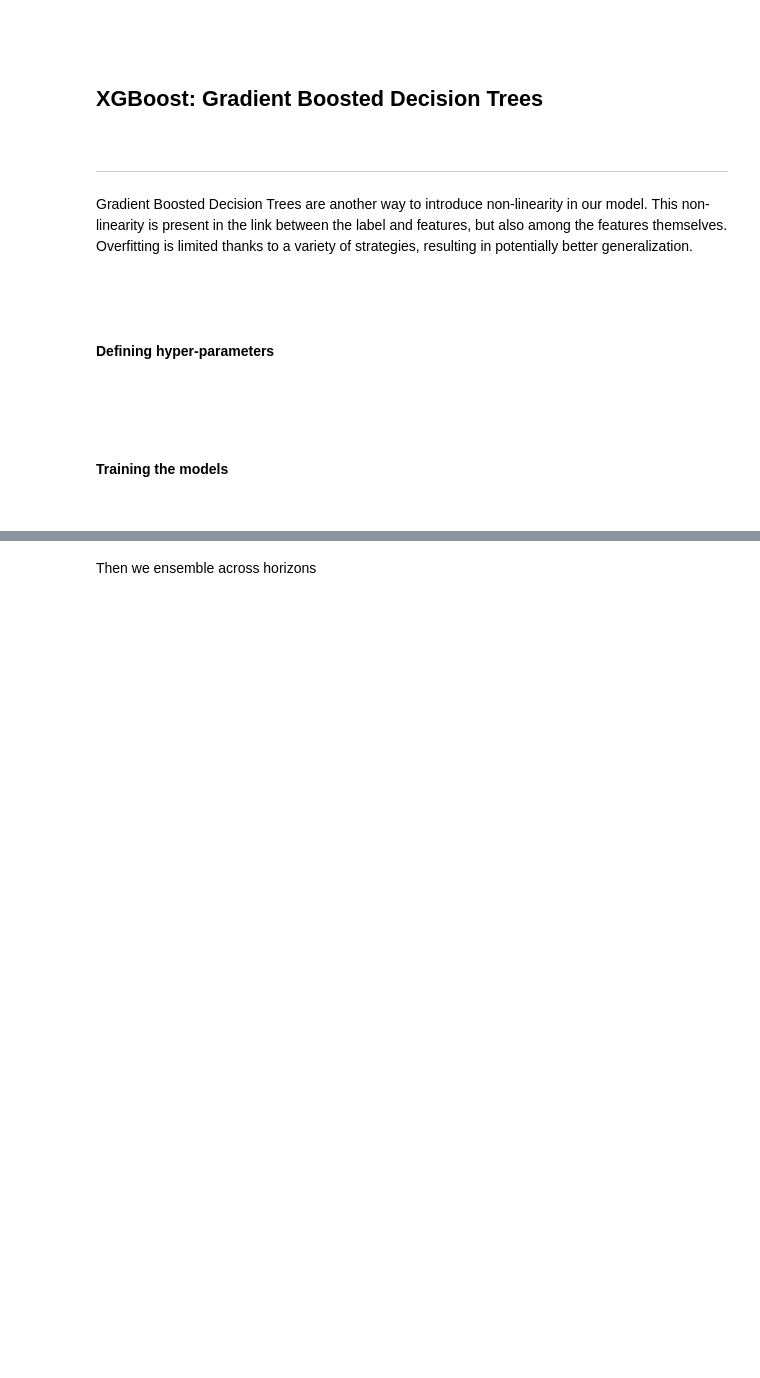
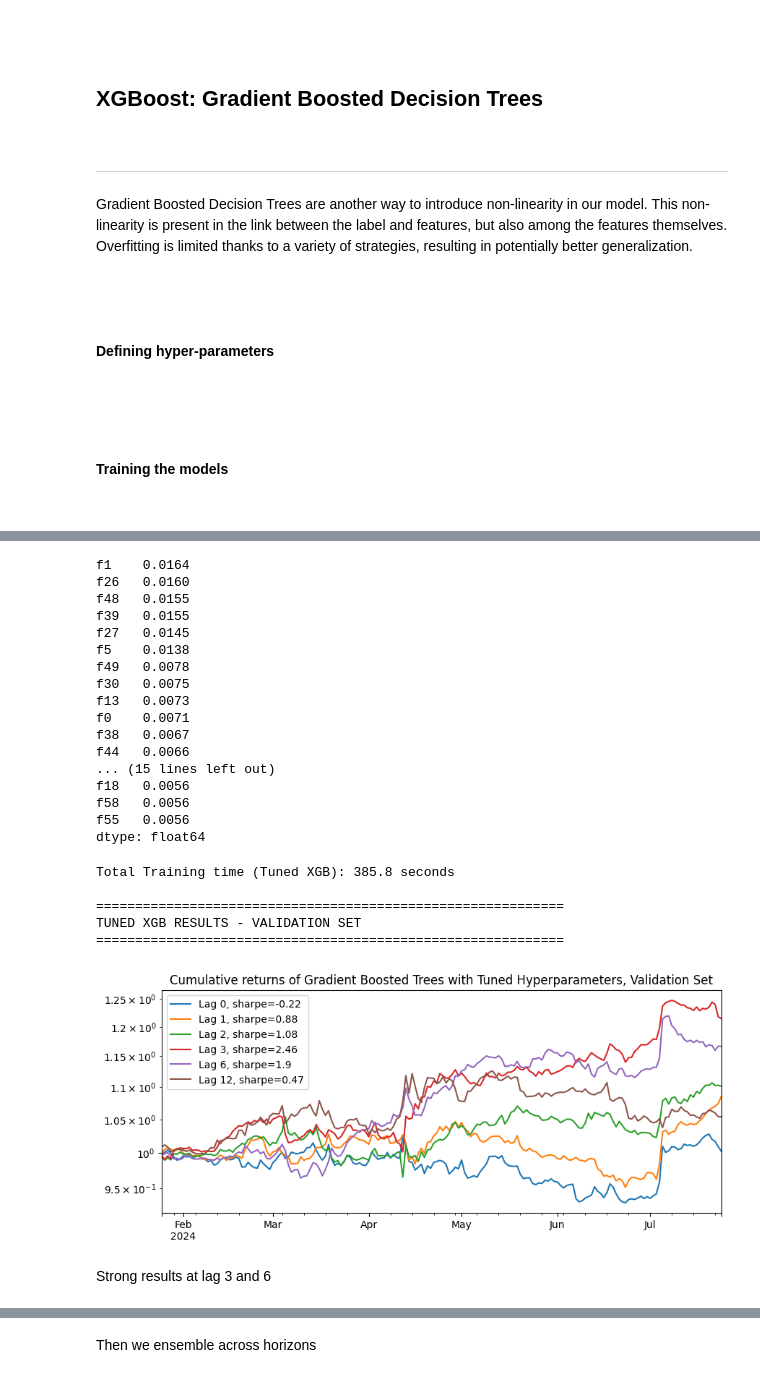
Before and after one commit to anbinh-bui/Crypto-Return-Creative-Modelling-Project, a Jupyter notebook: AI Project.ipynb, the cells around one changed output, grey strips where cells are left out. Cells and saved outputs as stored; diff of their text form; code cells hidden in the pictures; blank space fills up the shorter version.

Commit message:
v4 (hyper-param tuning)

```diff
--- a/AI Project.ipynb
+++ b/AI Project.ipynb
@@ -1041,0 +1164,54 @@ Total Training time is 761.4071350097656 seconds
+# %%
+print("\nTuned hyperparameters:")
+for k, v in hyperparameters_tuned.items():
+    if k in ['max_depth', 'min_child_weight', 'subsample', 'colsample_bytree', 'learning_rate', 'n_estimators']:
+        print(f"  {k}: {v}")
+print("")
+
+# Measure time
+t1 = time.time()
+
+# Train using one core per date with tuned hyperparameters
+predictions_tuned = []
+importances_tuned = []
+
+for date in rebalancing_dates:
+    pred, imp = train_predict_period(
+        last_date_train_fold=date,
+        returns=data['return'],
+        hyperparameters=hyperparameters_tuned,
+    )
+    predictions_tuned.append(pred)
+    importances_tuned.append(imp)
+
+# Reformat predictions
+predictions_tuned = pd.concat(predictions_tuned, axis=1).T.groupby(level=1).sum().T
+importance_df_tuned = pd.concat(importances_tuned, axis=1).fillna(0)
+importance_mean_tuned = importance_df_tuned.mean(axis=1).sort_values(ascending=False)
+
+print("\nTop 30 features (Tuned XGB) by average gain across folds:")
+display(importance_mean_tuned.head(30))
+
+# Remove extra zeros added in the process
+predictions_tuned = predictions_tuned.replace(0, np.nan)
+
+# Remove empty and invalid dates
+predictions_tuned = predictions_tuned.dropna(axis=0, how='all')
+
+# Training finished, print time used for it
+t2 = time.time()
+print(f"\nTotal Training time (Tuned XGB): {t2-t1:.1f} seconds")
+
+# Analyse our predictions
+print("\n" + "="*60)
+print("TUNED XGB RESULTS - VALIDATION SET")
+print("="*60)
+analyze_expected_returns(
+    expected_returns=predictions_tuned.loc[start_date_validate:last_date_validate],
+    returns=data["return"].loc[start_date_validate:last_date_validate],
+    rfr_hourly=rfr_hourly,
+    title=f"Gradient Boosted Trees with Tuned Hyperparameters, Validation Set",
+    lags=[0,1,2,3,6,12],
+    tc=tc,
+)
+# %% [output]
@@ -1041,0 +1235,25 @@ Total Training time is 761.4071350097656 seconds
+f1    0.0164
+f26   0.0160
+f48   0.0155
+f39   0.0155
+f27   0.0145
+f5    0.0138
+f49   0.0078
+f30   0.0075
+f13   0.0073
+f0    0.0071
+f38   0.0067
+f44   0.0066
+... (15 lines left out)
+f18   0.0056
+f58   0.0056
+f55   0.0056
+dtype: float64
+Total Training time (Tuned XGB): 385.8 seconds
+
+============================================================
+TUNED XGB RESULTS - VALIDATION SET
+============================================================
+[figure, added]
+# %% [markdown]
+Strong results at lag 3 and 6
```
Also changed, not shown: parts of 22 cells of this notebook.
